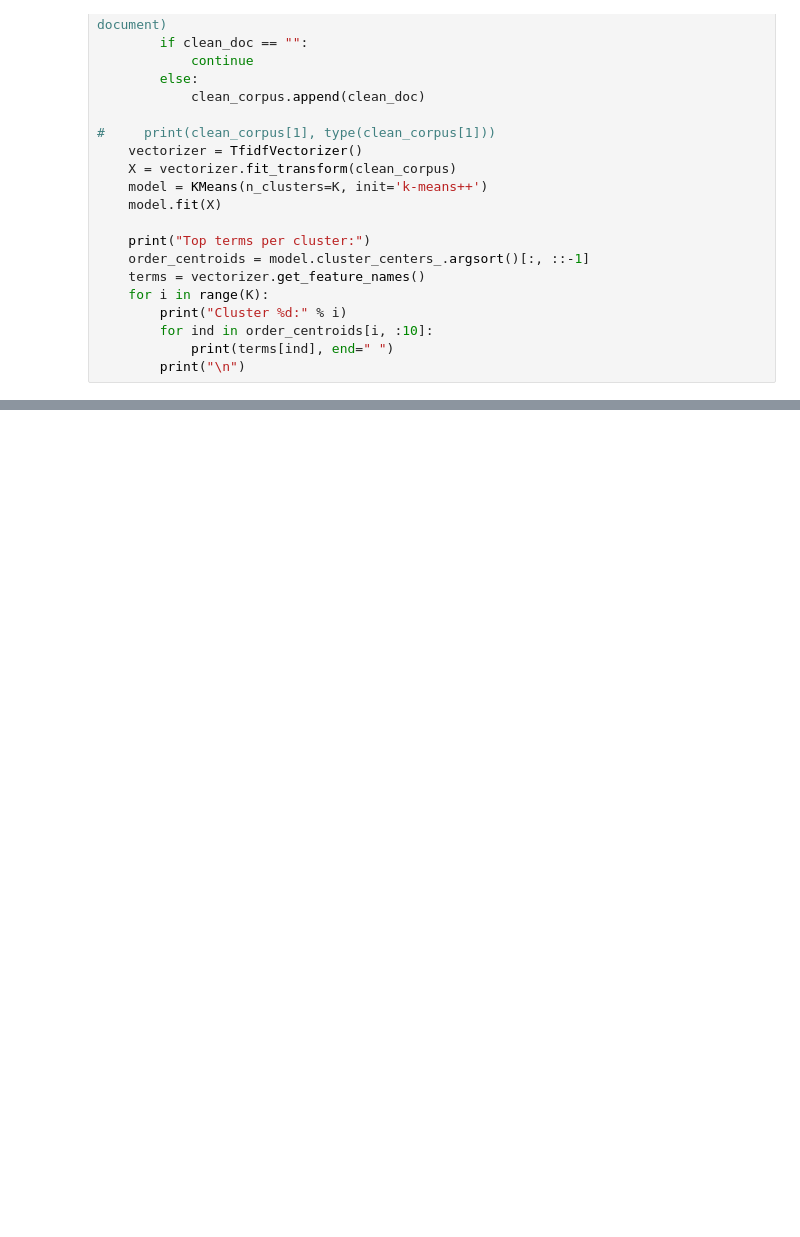
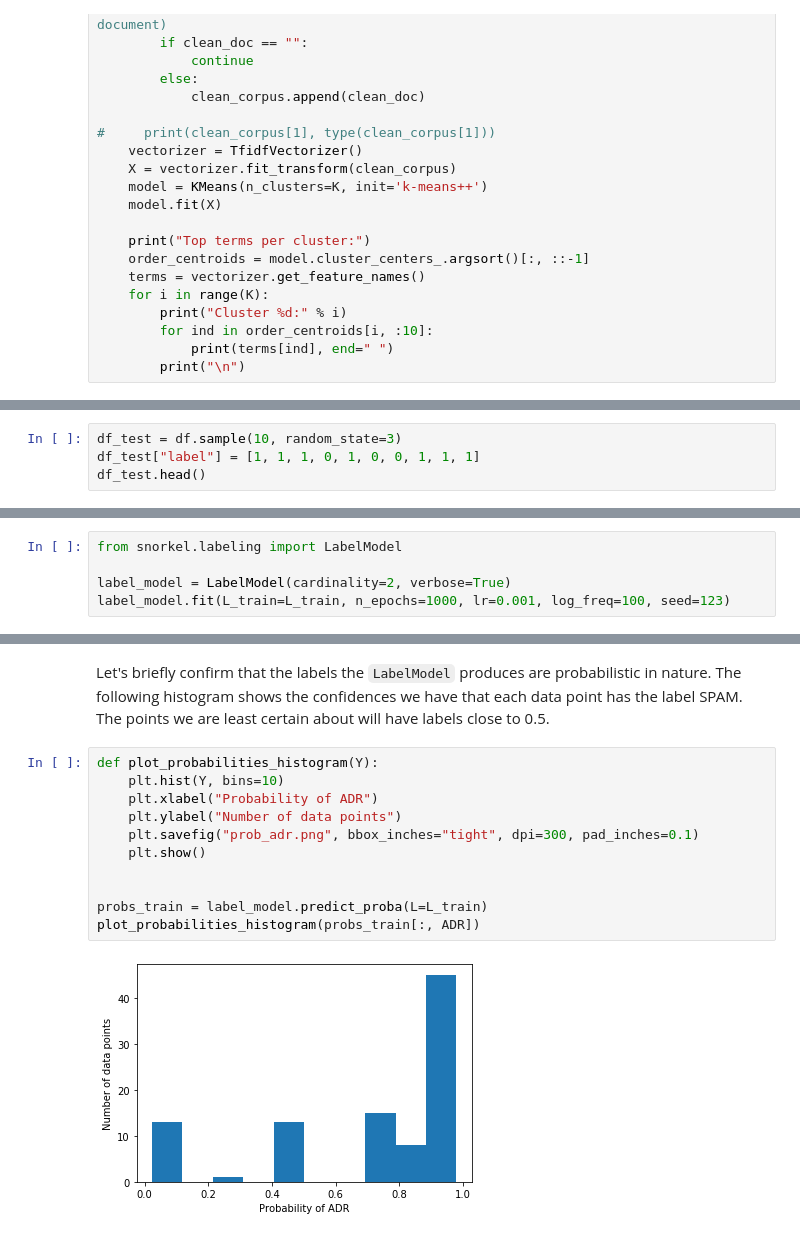
Before and after one commit to purplepotion/sadrat, a Jupyter notebook: research/data_programming_sample.ipynb, the cells around one changed output, grey strips where cells are left out. Cells and saved outputs as stored; diff of their text form; blank space fills up the shorter version.

```diff
--- a/research/data_programming_sample.ipynb
+++ b/research/data_programming_sample.ipynb
@@ -186,0 +373,4 @@ questran months years drug high diarrhea given would doctor ve
+# %%
+df_test = df.sample(10, random_state=3)
+df_test["label"] = [1, 1, 1, 0, 1, 0, 0, 1, 1, 1]
+df_test.head()
@@ -186,0 +485,5 @@ questran months years drug high diarrhea given would doctor ve
+# %%
+from snorkel.labeling import LabelModel
+
+label_model = LabelModel(cardinality=2, verbose=True)
+label_model.fit(L_train=L_train, n_epochs=1000, lr=0.001, log_freq=100, seed=123)
@@ -186,0 +501,17 @@ questran months years drug high diarrhea given would doctor ve
+# %% [markdown]
+Let's briefly confirm that the labels the `LabelModel` produces are probabilistic in nature.
+The following histogram shows the confidences we have that each data point has the label SPAM.
+The points we are least certain about will have labels close to 0.5.
+# %%
+def plot_probabilities_histogram(Y):
+    plt.hist(Y, bins=10)
+    plt.xlabel("Probability of ADR")
+    plt.ylabel("Number of data points")
+    plt.savefig("prob_adr.png", bbox_inches="tight", dpi=300, pad_inches=0.1)
+    plt.show()
+
+
+probs_train = label_model.predict_proba(L=L_train)
+plot_probabilities_histogram(probs_train[:, ADR])
+# %% [output]
+[figure, added]
```
Also changed, not shown: parts of 57 cells of this notebook, 5 other files.
